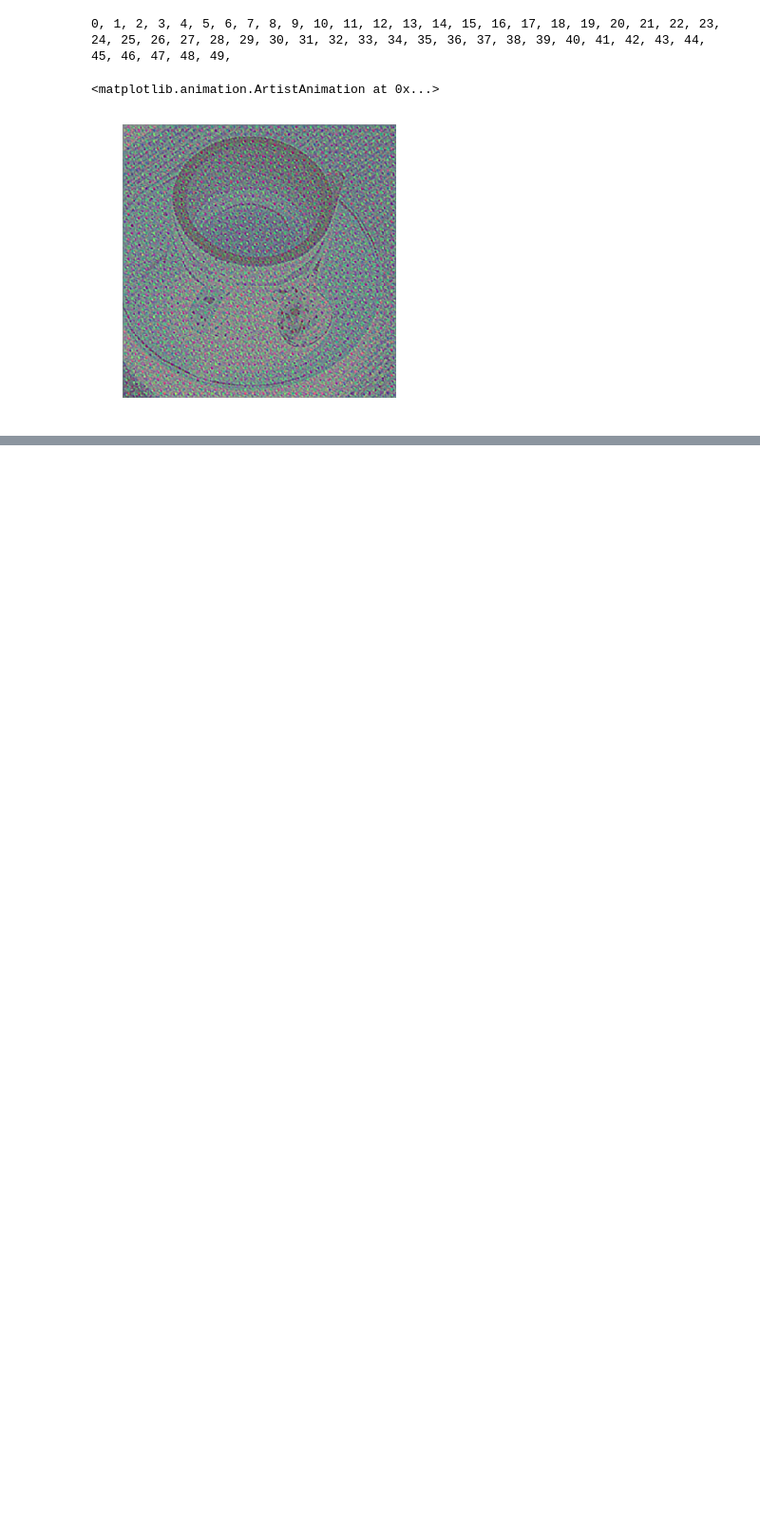
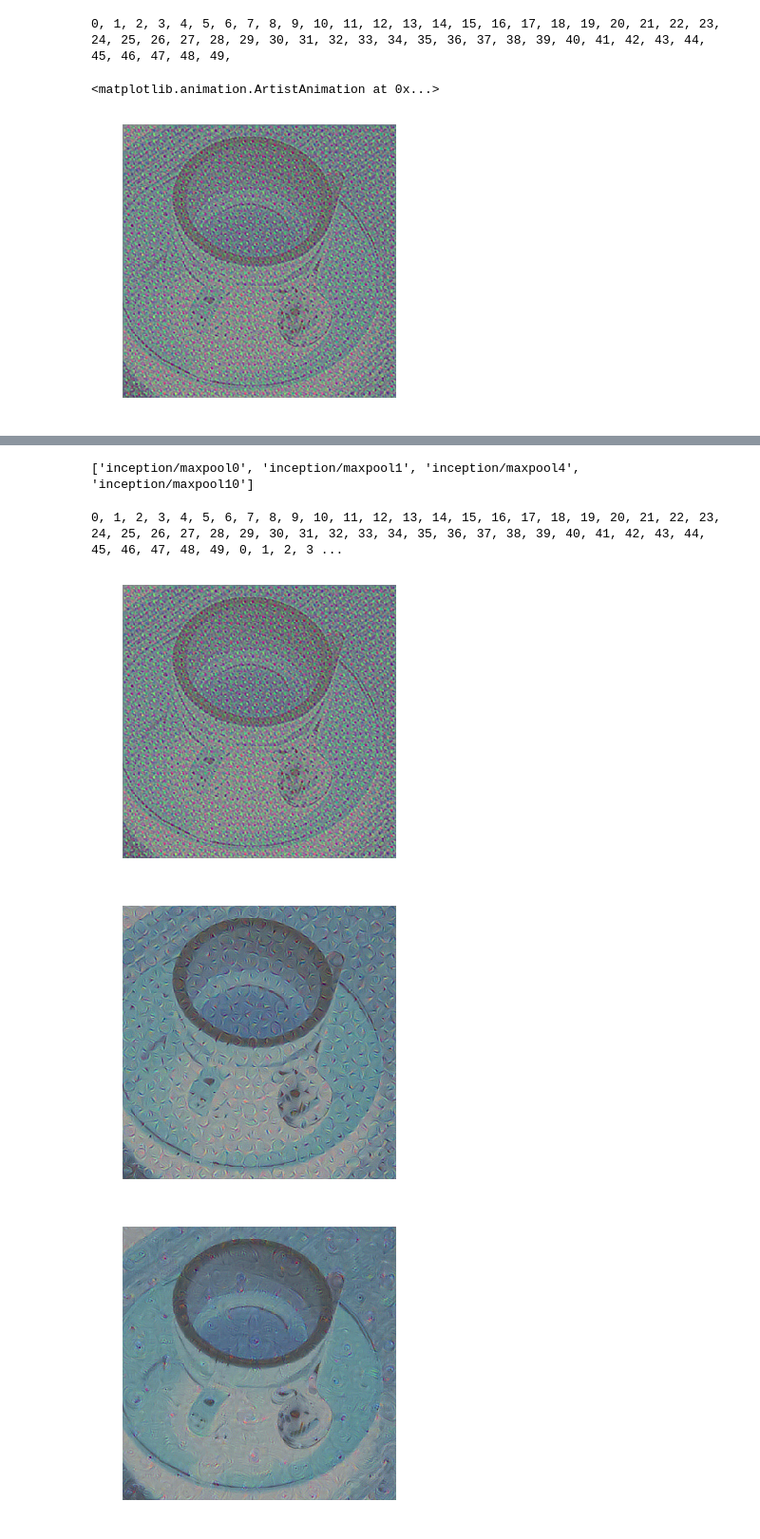
Before and after one commit to jaynilpatel/deep-dream, a Jupyter notebook: dreaming.ipynb, the cells around one changed output, grey strips where cells are left out. Shown at 95% size. Saved outputs shown, nothing was run; the diff lists cells and outputs as text; code cells hidden in the pictures; blank space fills up the shorter version.

Commit message:
adds representations for each maxpool layer

```diff
--- a/dreaming.ipynb
+++ b/dreaming.ipynb
@@ -125,3 +125,29 @@ gif.build_gif(imgs, saveto='1-simple-max_neuron.gif')
 ipyd.Image(url='1-simple-max_neuron.gif', height=250, width=300)
 # %% [output]
 [interactive output not drawn]
+# %%
+features = [operation for operation in all_operations if 'maxpool' in operation.split('/')[-1]]
+print(features)
+# %% [output]
+['inception/maxpool0', 'inception/maxpool1', 'inception/maxpool4', 'inception/maxpool10']
+# %%
+# for each max pooling feature
+for feature_i in features:
+    layer = g.get_tensor_by_name(feature_i + ':0')
+    gradient = tf.gradients(tf.reduce_mean(layer), x)
+    img_copy = img_4d.copy()
+    imgs = []
+    for it_i in range(n_iterations):
+        print(it_i, end=', ')
+        this_res = sess.run(gradient[0], feed_dict={x: img_copy})[0]
+        this_res /= (np.max(np.abs(this_res)) + 1e-8)
+        img_copy += this_res * step
+        if it_i % gif_step == 0:
+            imgs.append(normalize(img_copy[0]))
+    gif.build_gif(
+        imgs, saveto='1-simplest-' + feature_i.split('/')[-1] + '.gif')
+# %% [output]
+0, 1, 2, 3, 4, 5, 6, 7, 8, 9, 10, 11, 12, 13, 14, 15, 16, 17, 18, 19, 20, 21, 22, 23, 24, 25, 26, 27, 28, 29, 30, 31, 32, 33, 34, 35, 36, 37, 38, 39, 40, 41, 42, 43, 44, 45, 46, 47, 48, 49, 0, 1, 2, 3 ...
+[figure, added]
+[figure, added]
+[figure, added]
```
Also changed, not shown: parts of 4 cells of this notebook, 8 other files.
